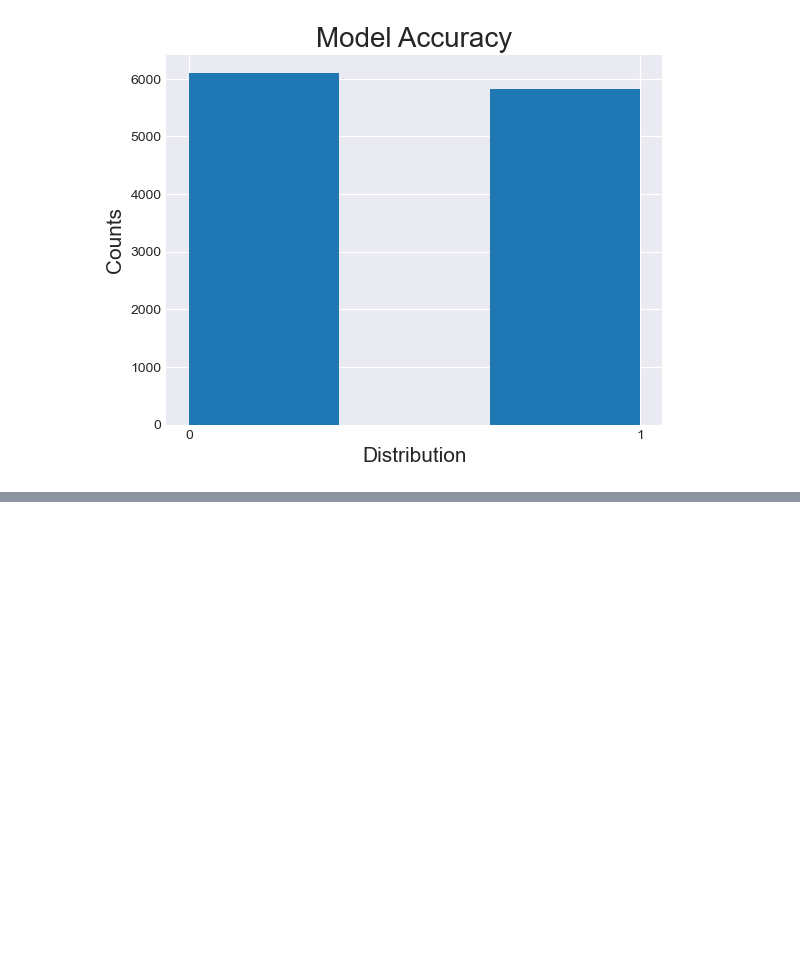
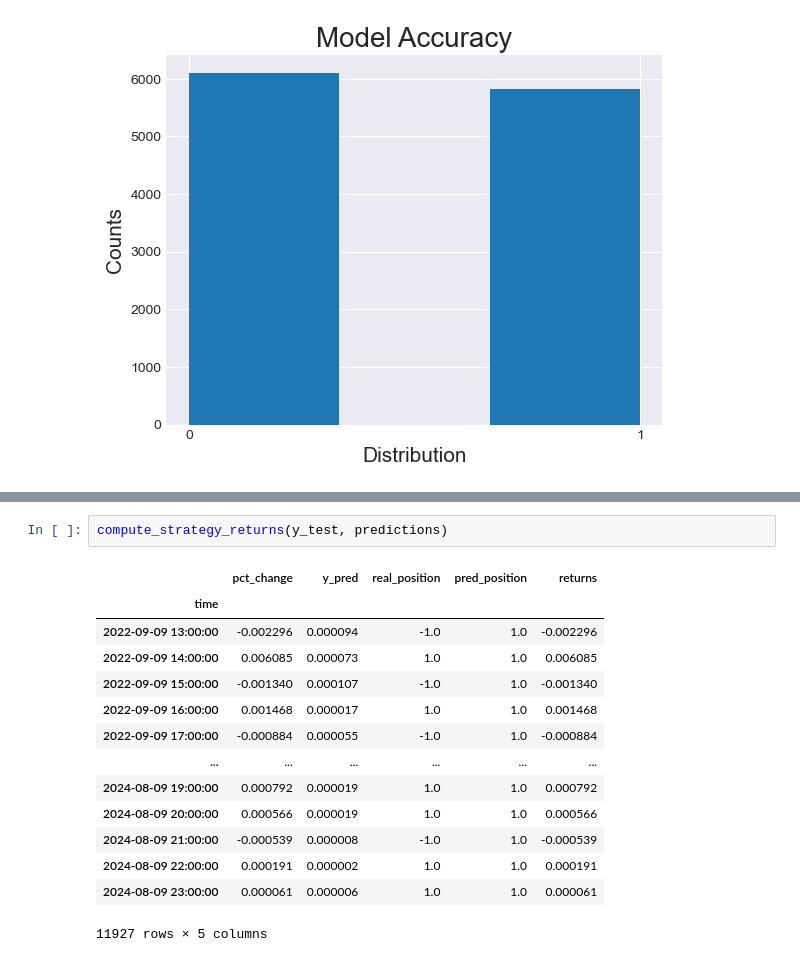
Before and after one commit to YarosInter/Time-Series-LinearRegression, a Jupyter notebook: LinearRegression Model.ipynb, the cells around one changed output, grey strips where cells are left out. Cells and saved outputs as stored; diff of their text form; blank space fills up the shorter version.

```diff
--- a/LinearRegression Model.ipynb
+++ b/LinearRegression Model.ipynb
@@ -415,0 +522,17 @@ plt.xlabel("Distribution", fontsize=15);
+# %%
+compute_strategy_returns(y_test, predictions)
+# %% [output]
+|  | pct_change | y_pred | real_position | pred_position | returns |
+| time |  |  |  |  |  |
+| 2022-09-09 13:00:00 | -0.002296 | 0.000094 | -1.0 | 1.0 | -0.002296 |
+| 2022-09-09 14:00:00 | 0.006085 | 0.000073 | 1.0 | 1.0 | 0.006085 |
+| 2022-09-09 15:00:00 | -0.001340 | 0.000107 | -1.0 | 1.0 | -0.001340 |
+| 2022-09-09 16:00:00 | 0.001468 | 0.000017 | 1.0 | 1.0 | 0.001468 |
+| 2022-09-09 17:00:00 | -0.000884 | 0.000055 | -1.0 | 1.0 | -0.000884 |
+| ... | ... | ... | ... | ... | ... |
+| 2024-08-09 19:00:00 | 0.000792 | 0.000019 | 1.0 | 1.0 | 0.000792 |
+| 2024-08-09 20:00:00 | 0.000566 | 0.000019 | 1.0 | 1.0 | 0.000566 |
+| 2024-08-09 21:00:00 | -0.000539 | 0.000008 | -1.0 | 1.0 | -0.000539 |
+| 2024-08-09 22:00:00 | 0.000191 | 0.000002 | 1.0 | 1.0 | 0.000191 |
+| 2024-08-09 23:00:00 | 0.000061 | 0.000006 | 1.0 | 1.0 | 0.000061 |
+11927 rows × 5 columns
```
Also changed, not shown: parts of 4 cells of this notebook, 2 other files.
